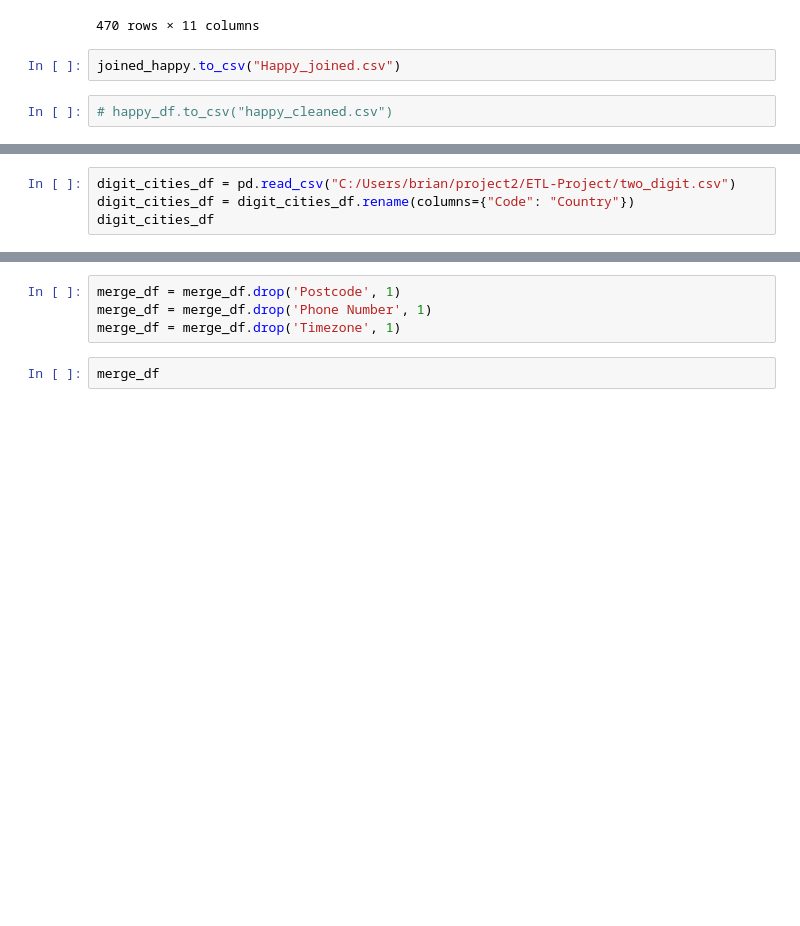
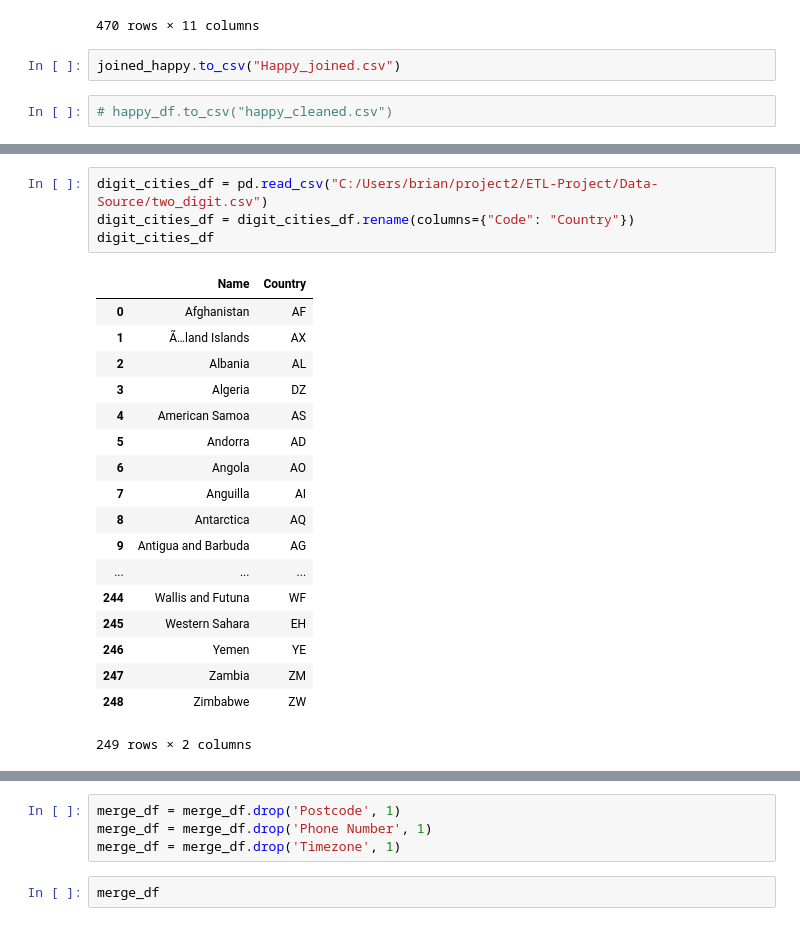
Before and after one commit to donleshem/ETL-Project, a Jupyter notebook: Merging datasets.ipynb, the cells around one changed output, grey strips where cells are left out. Saved outputs shown, nothing was run; the diff lists cells and outputs as text; blank space fills up the shorter version.

Commit message:
new country table

```diff
--- a/Merging datasets.ipynb
+++ b/Merging datasets.ipynb
@@ -180,9 +180,28 @@ starbucks_df.head()
 | 3 | Starbucks | 22126-218024 | Twofour 54 | Licensed | Al Salam Street | Abu Dhabi | AZ | AE | ... |
 | 4 | Starbucks | 17127-178586 | Al Ain Tower | Licensed | Khaldiya Area, Abu Dhabi Island | Abu Dhabi | AZ | AE | ... |
 # %%
-digit_cities_df = pd.read_csv("C:/Users/brian/project2/ETL-Project/two_digit.csv")
+digit_cities_df = pd.read_csv("C:/Users/brian/project2/ETL-Project/Data-Source/two_digit.csv")
 digit_cities_df = digit_cities_df.rename(columns={"Code": "Country"})
 digit_cities_df
+# %% [output]
+|  | Name | Country |
+| 0 | Afghanistan | AF |
+| 1 | Ã…land Islands | AX |
+| 2 | Albania | AL |
+| 3 | Algeria | DZ |
+| 4 | American Samoa | AS |
+| 5 | Andorra | AD |
+| 6 | Angola | AO |
+| 7 | Anguilla | AI |
+| 8 | Antarctica | AQ |
+| 9 | Antigua and Barbuda | AG |
+| ... | ... | ... |
+| 244 | Wallis and Futuna | WF |
+| 245 | Western Sahara | EH |
+| 246 | Yemen | YE |
+| 247 | Zambia | ZM |
+| 248 | Zimbabwe | ZW |
+249 rows × 2 columns
 # %%
 merge_df = pd.merge(starbucks_df, digit_cities_df, on='Country')
 merge_df
```
Also changed, not shown: parts of 16 cells of this notebook, 1 other file.
